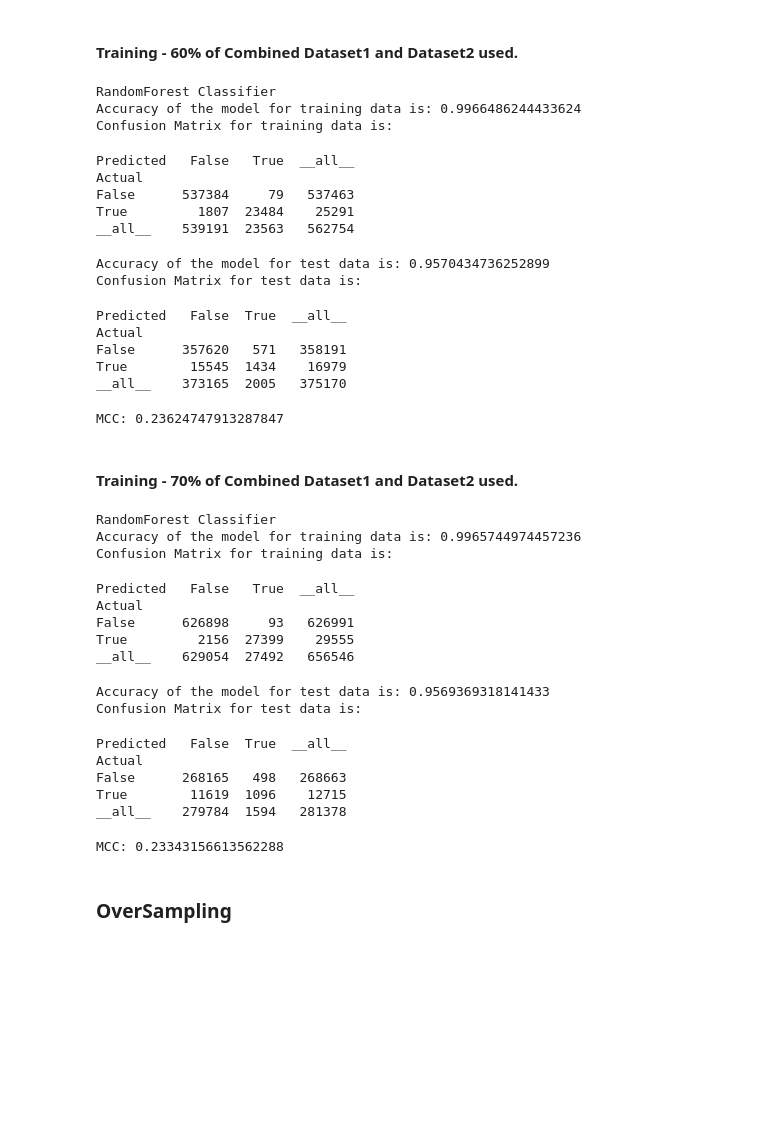
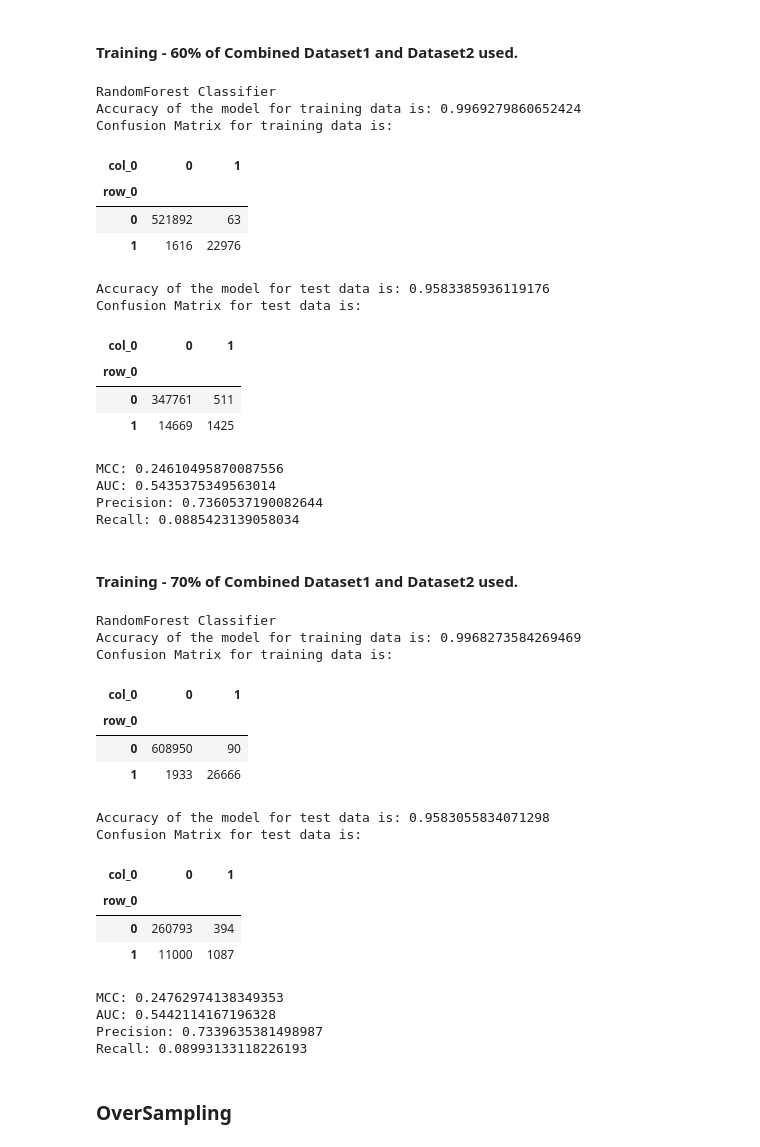
Before and after one commit to darshan-b/Reputation, a Jupyter notebook: Combined/Building_dataset_oversampling_using_34_features.ipynb, the cells around one changed output. Drawn from its saved outputs; the diff is of its cells as text; code cells hidden in the pictures; blank space fills up the shorter version.

```diff
--- a/Combined/Building_dataset_oversampling_using_34_features.ipynb
+++ b/Combined/Building_dataset_oversampling_using_34_features.ipynb
@@ -241,36 +268,40 @@ MCC: 0.23543411784081256
 # %%
 columns=df.columns.tolist()
 train=df.iloc[:int(df.shape[0]*0.6),:]
 train_X=train.iloc[:,train.columns!='Target'].values
 train_Y=train.Target.values
 
 scaler=StandardScaler()
 scaled_X_train=scaler.fit_transform(train_X)
 
 test=df.iloc[int(df.shape[0]*0.6):,:]
 test_X=test.iloc[:,test.columns!='Target'].values
 test_Y=test.Target.values
 scaled_X_test=scaler.transform(test_X)
 columns.remove('Target')
-model,cm_train,cm_test,acc_train,acc_test,roc_auc,mcc,prec,rec=RandomForest(scaled_X_train,train_Y,scaled_X_test,test_Y,columns)
+model,acc_train,acc_test,roc_auc,mcc,prec,rec=RandomForest(scaled_X_train,train_Y,scaled_X_test,test_Y,columns)
 print("MCC:",mcc)
+print("AUC:",roc_auc)
+print("Precision:",prec)
+print("Recall:",rec)
 # %% [output]
 RandomForest Classifier
-Accuracy of the model for training data is: 0.9966486244433624
+Accuracy of the model for training data is: 0.9969279860652424
 Confusion Matrix for training data is:
+| col_0 | 0 | 1 |
+| row_0 |  |  |
+| 0 | 521892 | 63 |
+| 1 | 1616 | 22976 |
-Predicted   False   True  __all__
-Actual
-False      537384     79   537463
-True         1807  23484    25291
-__all__    539191  23563   562754
+Accuracy of the model for test data is: 0.9583385936119176
+Confusion Matrix for test data is:
+| col_0 | 0 | 1 |
+| row_0 |  |  |
+| 0 | 347761 | 511 |
+| 1 | 14669 | 1425 |
-Accuracy of the model for test data is: 0.9570434736252899
-Confusion Matrix for test data is:
+MCC: 0.24610495870087556
+AUC: 0.5435375349563014
+Precision: 0.7360537190082644
+Recall: 0.0885423139058034
-Predicted   False  True  __all__
-Actual
-False      357620   571   358191
-True        15545  1434    16979
-__all__    373165  2005   375170
-MCC: 0.23624747913287847
 # %% [markdown]
 #### Training - 70% of Combined Dataset1 and Dataset2 used.
 # %%
@@ -287,25 +318,29 @@ test_X=test.iloc[:,test.columns!='Target'].values
 test_Y=test.Target.values
 scaled_X_test=scaler.transform(test_X)
 columns.remove('Target')
-model,cm_train,cm_test,acc_train,acc_test,roc_auc,mcc,prec,rec=RandomForest(scaled_X_train,train_Y,scaled_X_test,test_Y,columns)
+model,acc_train,acc_test,roc_auc,mcc,prec,rec=RandomForest(scaled_X_train,train_Y,scaled_X_test,test_Y,columns)
 print("MCC:",mcc)
+print("AUC:",roc_auc)
+print("Precision:",prec)
+print("Recall:",rec)
 # %% [output]
 RandomForest Classifier
-Accuracy of the model for training data is: 0.9965744974457236
+Accuracy of the model for training data is: 0.9968273584269469
 Confusion Matrix for training data is:
+| col_0 | 0 | 1 |
+| row_0 |  |  |
+| 0 | 608950 | 90 |
+| 1 | 1933 | 26666 |
-Predicted   False   True  __all__
-Actual
-False      626898     93   626991
-True         2156  27399    29555
-__all__    629054  27492   656546
+Accuracy of the model for test data is: 0.9583055834071298
+Confusion Matrix for test data is:
+| col_0 | 0 | 1 |
+| row_0 |  |  |
+| 0 | 260793 | 394 |
+| 1 | 11000 | 1087 |
-Accuracy of the model for test data is: 0.9569369318141433
-Confusion Matrix for test data is:
+MCC: 0.24762974138349353
+AUC: 0.5442114167196328
+Precision: 0.7339635381498987
+Recall: 0.08993133118226193
-Predicted   False  True  __all__
-Actual
-False      268165   498   268663
-True        11619  1096    12715
-__all__    279784  1594   281378
-MCC: 0.23343156613562288
 # %% [markdown]
 ### OverSampling
 # %% [markdown]
```
Also changed, not shown: parts of 9 cells of this notebook.
